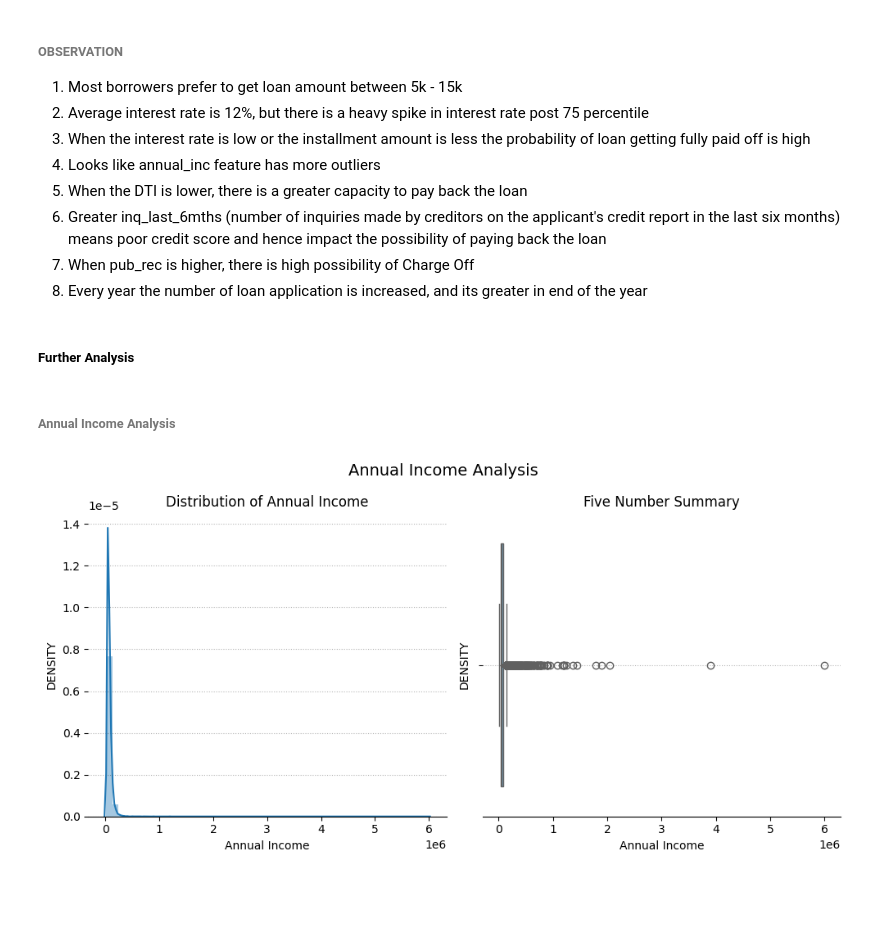
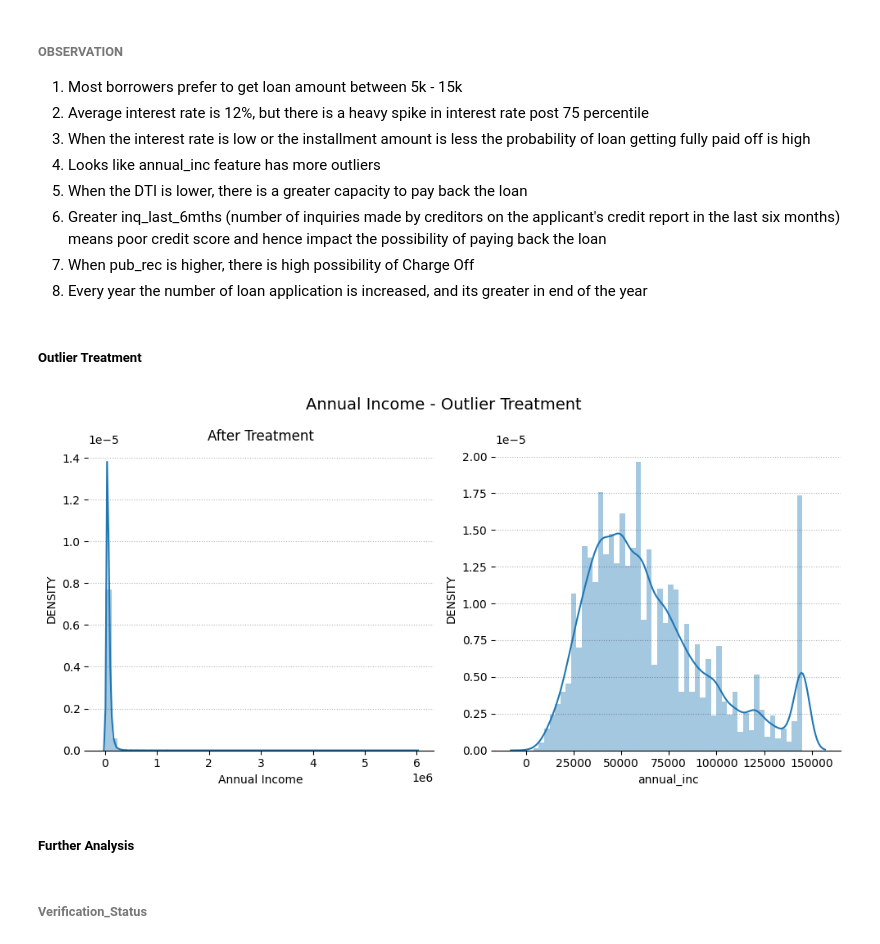
Before and after one commit to Theveetha/LendingClub_EDA_CaseStudy, a Jupyter notebook: LendingClub_EDA.ipynb, the cells around one changed output. Cells and saved outputs as stored; diff of their text form; code cells hidden in the pictures; blank space fills up the shorter version.

```diff
--- a/LendingClub_EDA.ipynb
+++ b/LendingClub_EDA.ipynb
@@ -801,24 +801,35 @@ num_fs
 6. Greater inq_last_6mths (number of inquiries made by creditors on the applicant's credit report in the last six months) means poor credit score and hence impact the possibility of paying back the loan
 7. When pub_rec is higher, there is high possibility of Charge Off
 8. Every year the number of loan application is increased, and its greater in end of the year
+# %% [markdown]
+##### **Outlier Treatment**
+# %%
+# Outlier Treatment for Annual Income
+fig, axes = plt.subplots(nrows=1,ncols=2,figsize=(10,5))
+axes = axes.flatten()
+
+distplot(data['annual_inc'],axes=axes[0])
+axes[0].set_xlabel('Annual Income')
+axes[0].set_title('Before Treatment')
+
+Q1 = data['annual_inc'].quantile(0.25)
+Q3 = data['annual_inc'].quantile(0.75)
+IQR = Q3 - Q1
+lf = Q1 - 1.5*IQR
+uf = Q3 + 1.5*IQR
+
+data['annual_inc'].clip(lower=lf,upper=uf,inplace=True)
+
+distplot(data['annual_inc'],axes=axes[1])
+axes[0].set_xlabel('Annual Income')
+axes[0].set_title('After Treatment')
+
+plt.suptitle("Annual Income - Outlier Treatment",fontsize=14)
+plt.tight_layout()
+plt.show()
+# %% [output]
+[figure, added]
 # %% [markdown]
 ##### **Further Analysis**
-# %% [markdown]
-###### **Annual Income Analysis**
-# %%
-fig, axes = plt.subplots(nrows=1,ncols=2,figsize=(10,5))
-axes = axes.flatten()
-
-distplot(data['annual_inc'],axes=axes[0])
-axes[0].set_xlabel('Annual Income')
-axes[0].set_title('Distribution of Annual Income')
-
-boxplot(axes=axes[1],data=data,x_columns='annual_inc',hue_labels=None,palette='Blues')
-axes[1].set_xlabel('Annual Income')
-axes[1].set_title('Five Number Summary')
-
-plt.suptitle("Annual Income Analysis",fontsize=14)
-plt.tight_layout()
-plt.show()
-# %% [output]
-[figure, removed]
+# %% [markdown]
+###### Verification_Status
```
